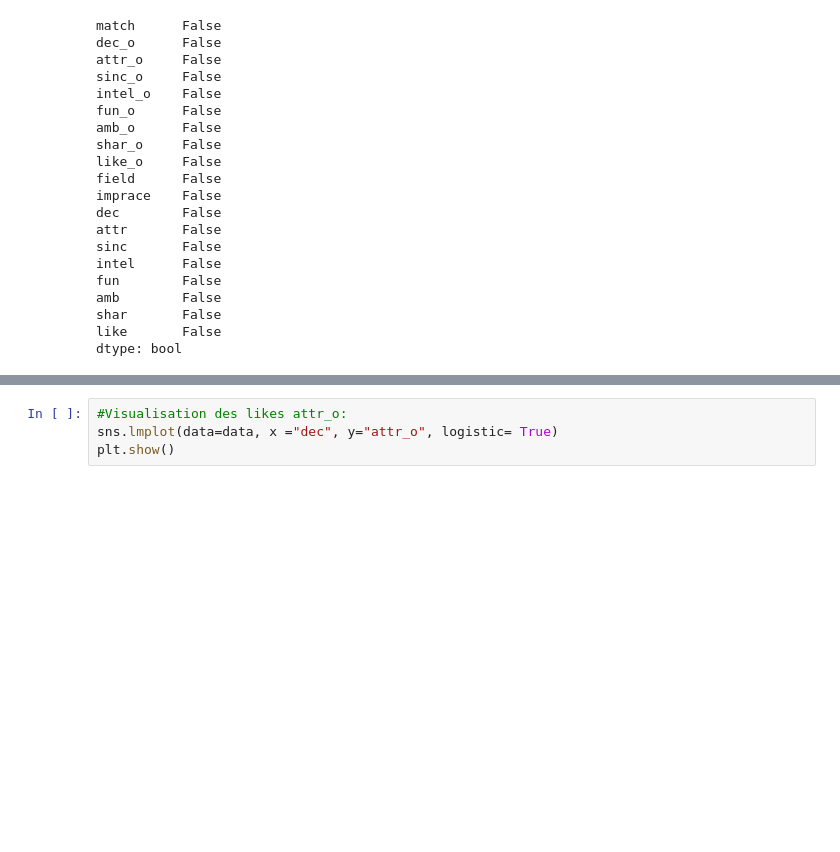
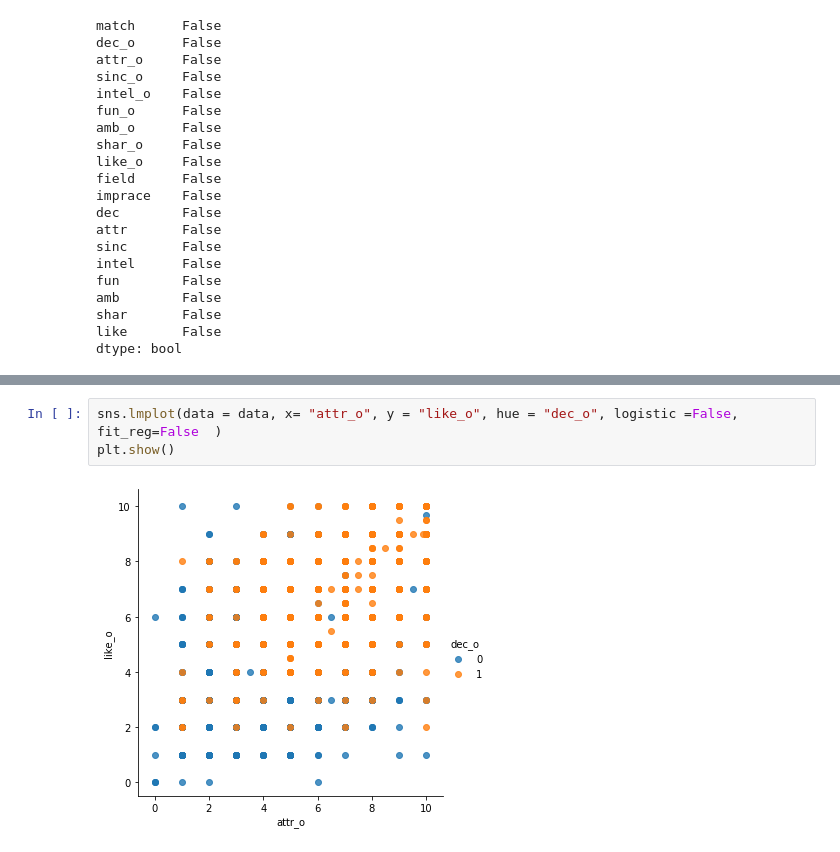
Before and after one commit to DialloYoussouf/Jedhabootcamp_Projects, a Jupyter notebook: Projet -- SPEED DATING.ipynb, the cells around one changed output, grey strips where cells are left out. Cells and saved outputs as stored; diff of their text form; blank space fills up the shorter version.

```diff
--- a/Projet -- SPEED DATING.ipynb
+++ b/Projet -- SPEED DATING.ipynb
@@ -351,4 +355,5 @@ chart_like = pd.data.like
 # %%
-#Visualisation des likes attr_o:
-sns.lmplot(data=data, x ="dec", y="attr_o", logistic= True)
+sns.lmplot(data = data, x= "attr_o", y = "like_o", hue = "dec_o", logistic =False, fit_reg=False  )
 plt.show()
+# %% [output]
+[figure, added]
```
Also changed, not shown: parts of 11 cells of this notebook.
